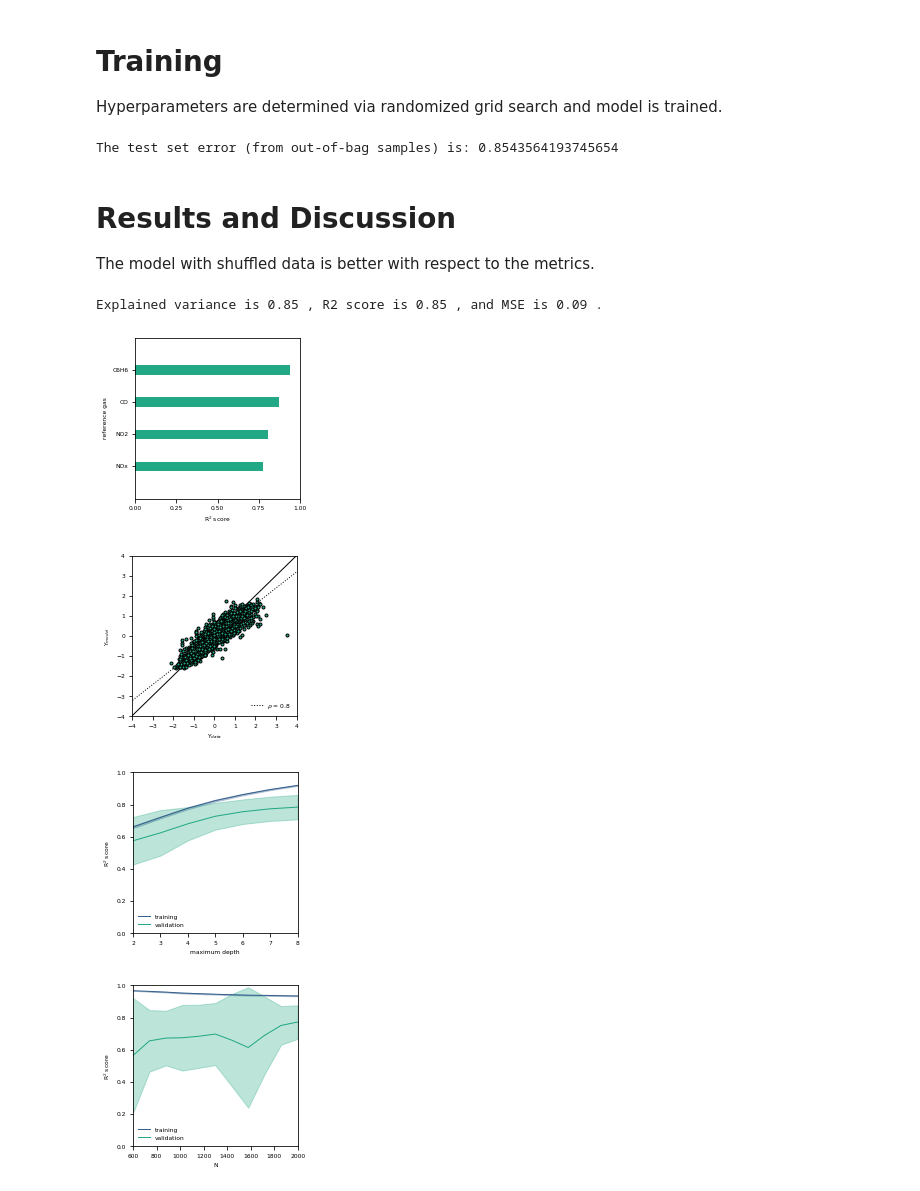
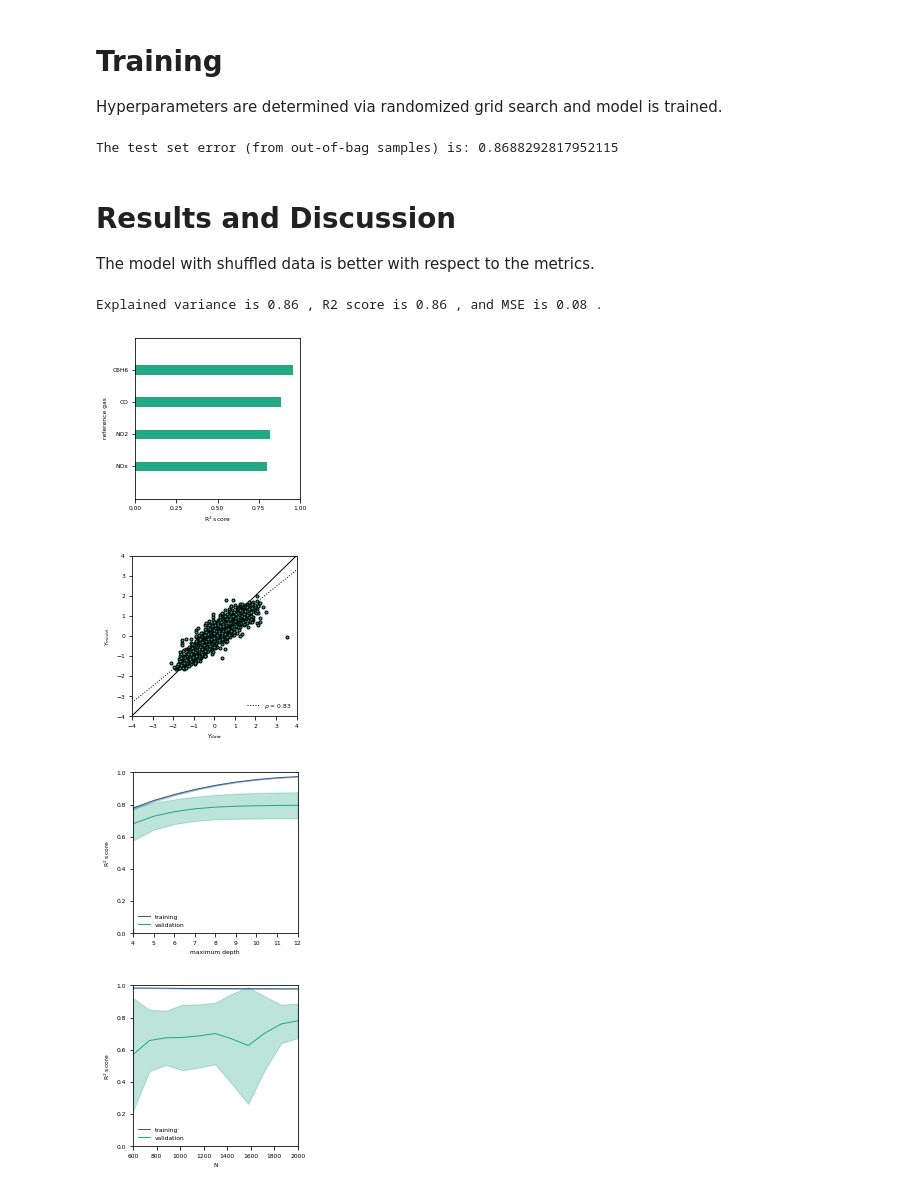
Before and after one commit to gtancev/Chemical-Sensor-Data, a Jupyter notebook: RF_sklearn/main_RF.ipynb, the cells around one changed output. Drawn from its saved outputs; the diff is of its cells as text; code cells hidden in the pictures.

```diff
--- a/RF_sklearn/main_RF.ipynb
+++ b/RF_sklearn/main_RF.ipynb
@@ -89,13 +89,13 @@ Training set consists of 1892 samples. Test set contains 811 samples.
 Hyperparameters are determined via randomized grid search and model is trained.
 # %%
 # Training phase.
-parameters = {"max_depth": np.linspace(4, 8, 5, dtype="int"), "ccp_alpha": np.linspace(0.0, 0.5, 11, dtype="float")} # Define grid.
+parameters = {"max_depth": np.linspace(4, 12, 9, dtype="int")} # Define grid.
 clf = RandomizedSearchCV(model, parameters, n_iter=50, cv=5, scoring='neg_mean_squared_error', n_jobs=-1, random_state=0) # Run grid search.
 clf.fit(X_train, Y_train) # Train/optimize regressor.
 model1 = clf.best_estimator_ # Select best model.
 print('The test set error (from out-of-bag samples) is:', model1.oob_score_)
 # %% [output]
-The test set error (from out-of-bag samples) is: 0.8543564193745654
+The test set error (from out-of-bag samples) is: 0.8688292817952115
 # %% [markdown]
 # Results and Discussion
 
@@ -108,7 +108,7 @@ r2 = r2_score(Y_test, Y_predict)
 mse = mean_squared_error(Y_test, Y_predict)
 print("Explained variance is", np.round(exp, 2), ", R2 score is", np.round(r2, 2), ", and MSE is", np.round(mse, 2), ".")
 # %% [output]
-Explained variance is 0.85 , R2 score is 0.85 , and MSE is 0.09 .
+Explained variance is 0.86 , R2 score is 0.86 , and MSE is 0.08 .
 # %%
 # Compute individual R2 scores.
 r2_ = r2_score(Y_test, Y_predict, multioutput="raw_values")
@@ -117,7 +117,7 @@ labels = [item[:-4] for item in Y.columns]
 # Plot individual R2 scores.
 fig = plt.figure(figsize=(2.95,2.95))
 fig.tight_layout()
-plt.barh(range(len(r2_)), r2_[r2_.argsort()], color=plt.cm.viridis(0.6), ecolor=plt.cm.viridis(0.3),
+plt.barh(range(len(r2_)), r2_[r2_.argsort()], color=plt.cm.viridis(0.6), ecolor=plt.cm.viridis(0.6),
          height=0.3, xerr=None, align="center", alpha=1.0)
 plt.yticks(range(len(r2_)), np.array(labels)[r2_.argsort()],rotation=0)
 plt.xticks((0,0.25,0.5,0.75,1.0))
@@ -128,7 +128,7 @@ plt.ylabel("reference gas")
 plt.savefig('./figures/R2',dpi=900,transparent=True,orientation='landscape',bbox_inches='tight')
 plt.show()
 # %% [output]
-[figure, old version]
+[figure, new version]
 # %%
 # Determine slope.
 slope = lin_reg.fit(Y_test.values.flatten().reshape(-1, 1), Y_predict.flatten().reshape(-1, 1))
@@ -152,36 +152,36 @@ plt.legend(frameon=False, loc=4)
 plt.savefig('./figures/congruency',dpi=900,transparent=True,orientation='landscape',bbox_inches='tight')
 plt.show()
 # %% [output]
-[figure, old version]
+[figure, new version]
 # %%
 # Compute validation curve.
-param_range = np.linspace(2, 8, 7, dtype="int")
+param_range = np.linspace(4, 12, 9, dtype="int")
 train_scores, test_scores = validation_curve(model1, X, Y,
                                              "max_depth", param_range, cv=10,
                                              scoring="r2", verbose=0, n_jobs=-1)
 
 # Plot validation curve.
 train_scores_mean = np.mean(train_scores, axis=1)
 train_scores_std = np.std(train_scores, axis=1)
 test_scores_mean = np.mean(test_scores, axis=1)
 test_scores_std = np.std(test_scores, axis=1)
 
 fig = plt.figure(figsize=(2.95,2.95))
 fig.tight_layout()
 ax = fig.add_subplot(111)
 ax.set_xlabel(r"maximum depth")
 ax.set_ylabel("R$^2$ score")
 ax.set_ylim(0.0, 1.0)
 ax.set_xlim(param_range[0], param_range[-1])
 plt.plot(param_range, train_scores_mean, label="training",color=plt.cm.viridis(0.3))
 plt.fill_between(param_range, train_scores_mean - train_scores_std,train_scores_mean + train_scores_std, alpha=0.3,color=plt.cm.viridis(0.3))
 plt.plot(param_range, test_scores_mean, label="validation",color=plt.cm.viridis(0.6))
 plt.fill_between(param_range, test_scores_mean - test_scores_std,test_scores_mean + test_scores_std, alpha=0.3,color=plt.cm.viridis(0.6))
 plt.legend(frameon=False, loc=3)
 plt.savefig('./figures/validation_curve',dpi=900,transparent=True,orientation='landscape',bbox_inches='tight')
 plt.show()
 # %% [output]
-[figure, old version]
+[figure, new version]
 # %%
 # Compute training curve.
 train_sizes, train_scores, test_scores = learning_curve(model1, X, Y,
@@ -209,7 +209,7 @@ plt.legend(frameon=False, loc=3)
 plt.savefig('./figures/training_curve',dpi=900,transparent=True,orientation='landscape',bbox_inches='tight')
 plt.show()
 # %% [output]
-[figure, old version]
+[figure, new version]
 # %%
 # Compute and plot permutation importance.
 importance = permutation_importance(model1, X_train, Y_train, n_repeats=100, scoring="r2", random_state=0) # Compute.
```
Also changed, not shown: parts of 3 cells of this notebook, 26 other files.
